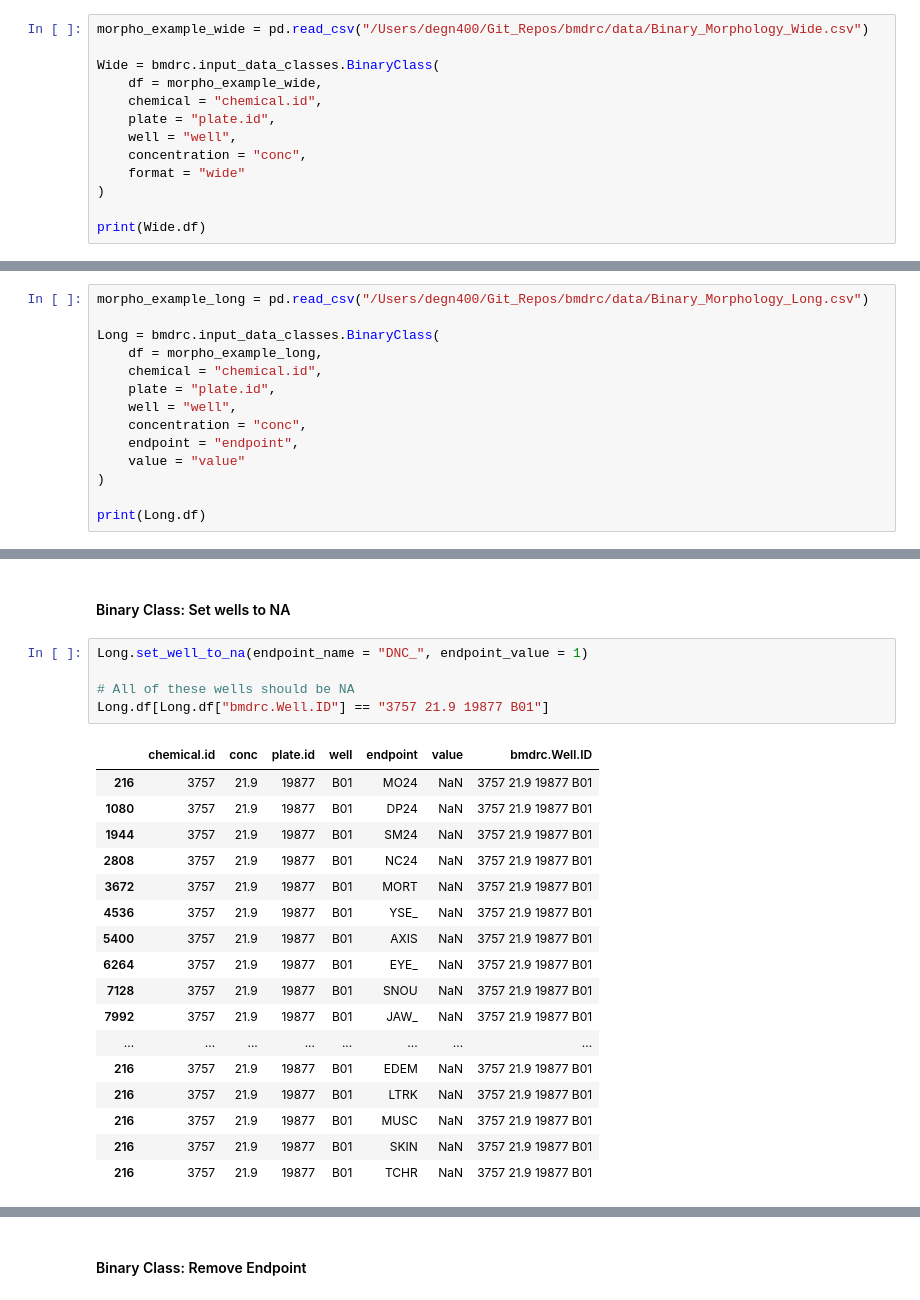
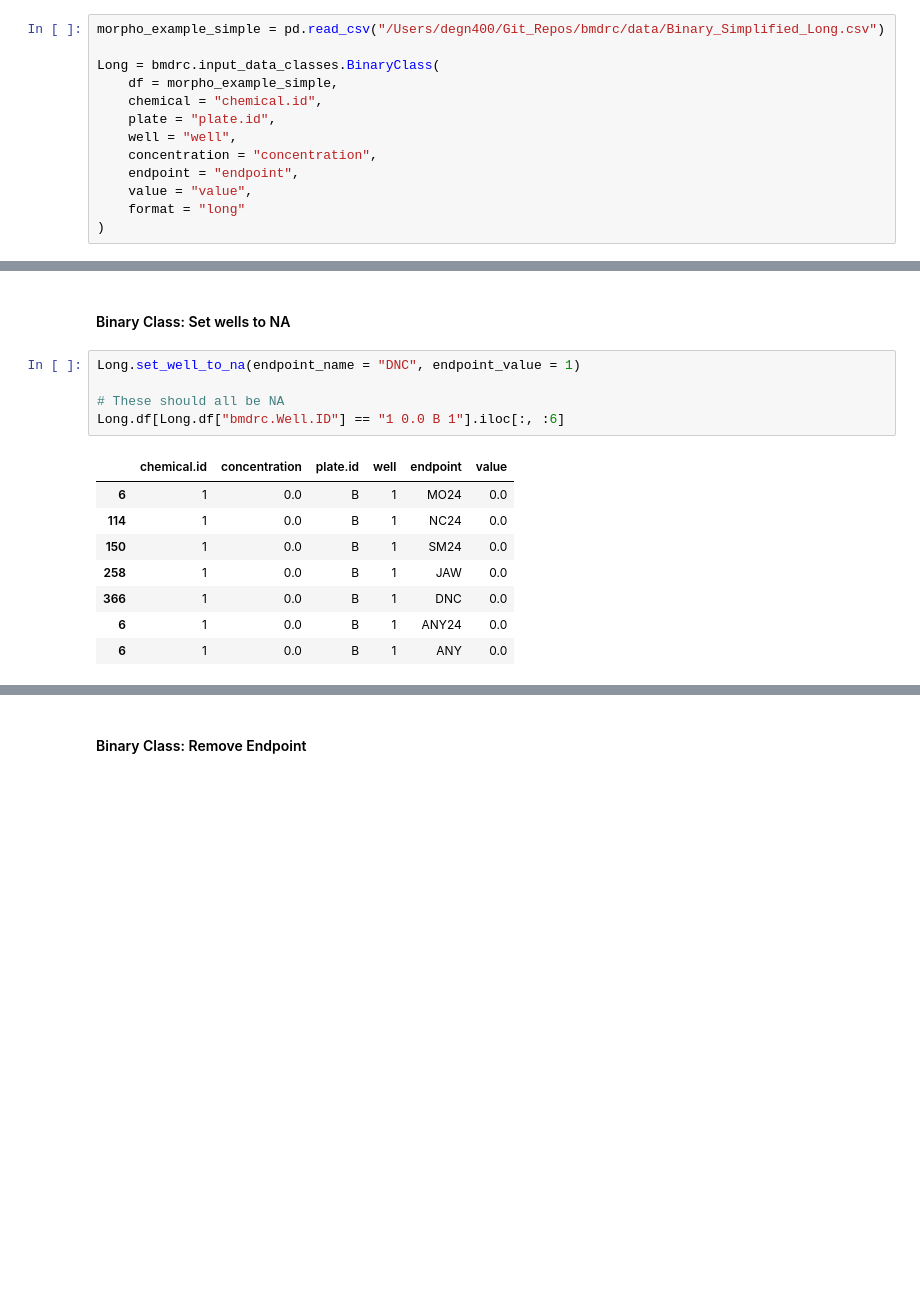
Before and after one commit to PNNL-CompBio/bmdrc, a Jupyter notebook: dev_tests/binary_class_tests.ipynb, the cells around one changed output, grey strips where cells are left out. Cells and saved outputs as stored; diff of their text form; blank space fills up the shorter version.

```diff
--- a/dev_tests/binary_class_tests.ipynb
+++ b/dev_tests/binary_class_tests.ipynb
@@ -6,15 +6,15 @@ import pandas as pd
 
 ##### Binary Class
 # %%
-morpho_example_wide = pd.read_csv("/Users/degn400/Git_Repos/bmdrc/data/Binary_Morphology_Wide.csv")
+morpho_example_simple = pd.read_csv("/Users/degn400/Git_Repos/bmdrc/data/Binary_Simplified_Long.csv")
 
-Wide = bmdrc.input_data_classes.BinaryClass(
-    df = morpho_example_wide,
+Long = bmdrc.input_data_classes.BinaryClass(
+    df = morpho_example_simple,
     chemical = "chemical.id",
     plate = "plate.id",
     well = "well",
-    concentration = "conc",
-    format = "wide"
+    concentration = "concentration",
+    endpoint = "endpoint",
+    value = "value",
+    format = "long"
 )
-
-print(Wide.df)
@@ -36,14 +20,0 @@ print(Wide.df)
-# %%
-morpho_example_long = pd.read_csv("/Users/degn400/Git_Repos/bmdrc/data/Binary_Morphology_Long.csv")
-
-Long = bmdrc.input_data_classes.BinaryClass(
-    df = morpho_example_long,
-    chemical = "chemical.id",
-    plate = "plate.id",
-    well = "well",
-    concentration = "conc",
-    endpoint = "endpoint",
-    value = "value"
-)
-
-print(Long.df)
@@ -106,26 +67,17 @@ ANY24 is already an existing endpoint
 # %% [markdown]
 #### Binary Class: Set wells to NA
 # %%
-Long.set_well_to_na(endpoint_name = "DNC_", endpoint_value = 1)
+Long.set_well_to_na(endpoint_name = "DNC", endpoint_value = 1)
 
-# All of these wells should be NA
-Long.df[Long.df["bmdrc.Well.ID"] == "3757 21.9 19877 B01"]
+# These should all be NA
+Long.df[Long.df["bmdrc.Well.ID"] == "1 0.0 B 1"].iloc[:, :6]
 # %% [output]
-|  | chemical.id | conc | plate.id | well | endpoint | value | bmdrc.Well.ID |
-| 216 | 3757 | 21.9 | 19877 | B01 | MO24 | NaN | 3757 21.9 19877 B01 |
-| 1080 | 3757 | 21.9 | 19877 | B01 | DP24 | NaN | 3757 21.9 19877 B01 |
-| 1944 | 3757 | 21.9 | 19877 | B01 | SM24 | NaN | 3757 21.9 19877 B01 |
-| 2808 | 3757 | 21.9 | 19877 | B01 | NC24 | NaN | 3757 21.9 19877 B01 |
-| 3672 | 3757 | 21.9 | 19877 | B01 | MORT | NaN | 3757 21.9 19877 B01 |
-| 4536 | 3757 | 21.9 | 19877 | B01 | YSE_ | NaN | 3757 21.9 19877 B01 |
-| 5400 | 3757 | 21.9 | 19877 | B01 | AXIS | NaN | 3757 21.9 19877 B01 |
-| 6264 | 3757 | 21.9 | 19877 | B01 | EYE_ | NaN | 3757 21.9 19877 B01 |
-| 7128 | 3757 | 21.9 | 19877 | B01 | SNOU | NaN | 3757 21.9 19877 B01 |
-| 7992 | 3757 | 21.9 | 19877 | B01 | JAW_ | NaN | 3757 21.9 19877 B01 |
-| ... | ... | ... | ... | ... | ... | ... | ... |
-| 216 | 3757 | 21.9 | 19877 | B01 | EDEM | NaN | 3757 21.9 19877 B01 |
-| 216 | 3757 | 21.9 | 19877 | B01 | LTRK | NaN | 3757 21.9 19877 B01 |
-| 216 | 3757 | 21.9 | 19877 | B01 | MUSC | NaN | 3757 21.9 19877 B01 |
-| 216 | 3757 | 21.9 | 19877 | B01 | SKIN | NaN | 3757 21.9 19877 B01 |
-| 216 | 3757 | 21.9 | 19877 | B01 | TCHR | NaN | 3757 21.9 19877 B01 |
+|  | chemical.id | concentration | plate.id | well | endpoint | value |
+| 6 | 1 | 0.0 | B | 1 | MO24 | 0.0 |
+| 114 | 1 | 0.0 | B | 1 | NC24 | 0.0 |
+| 150 | 1 | 0.0 | B | 1 | SM24 | 0.0 |
+| 258 | 1 | 0.0 | B | 1 | JAW | 0.0 |
+| 366 | 1 | 0.0 | B | 1 | DNC | 0.0 |
+| 6 | 1 | 0.0 | B | 1 | ANY24 | 0.0 |
+| 6 | 1 | 0.0 | B | 1 | ANY | 0.0 |
 # %%
```
Also changed, not shown: parts of 14 cells of this notebook, 3 other files.
